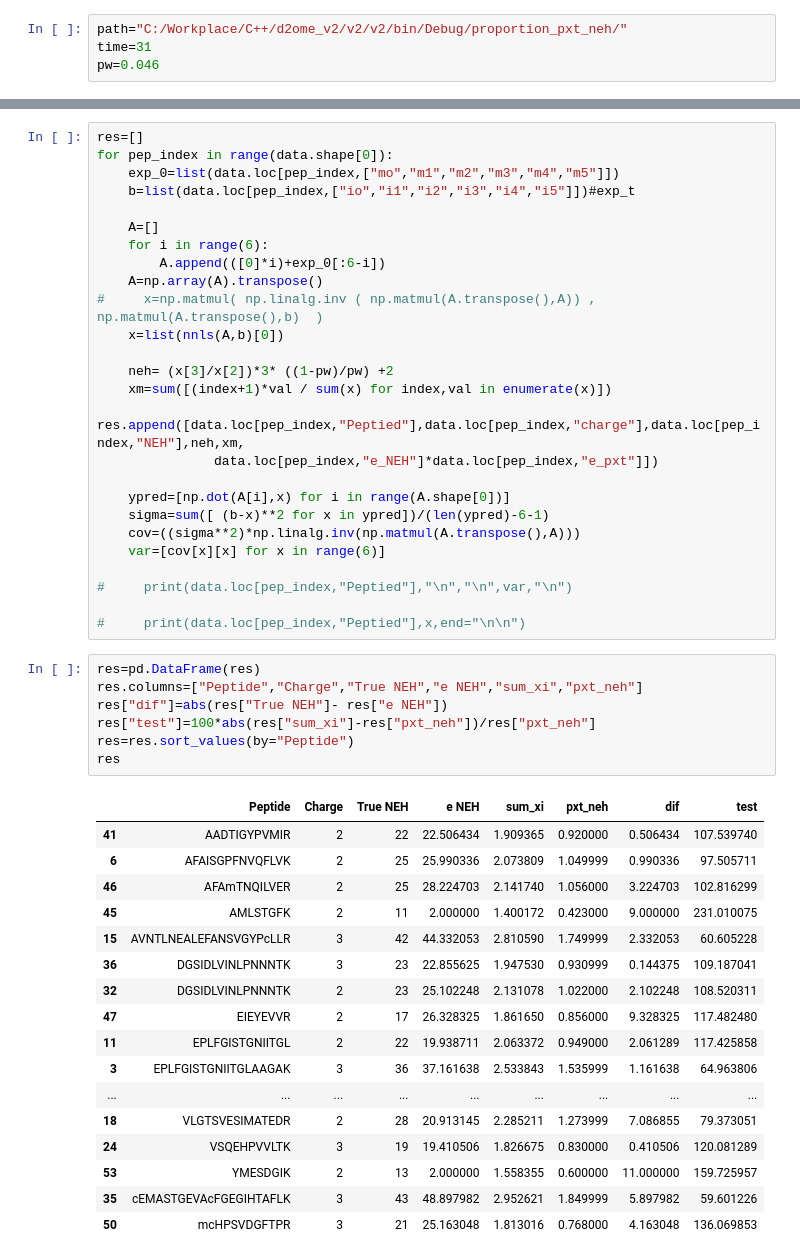
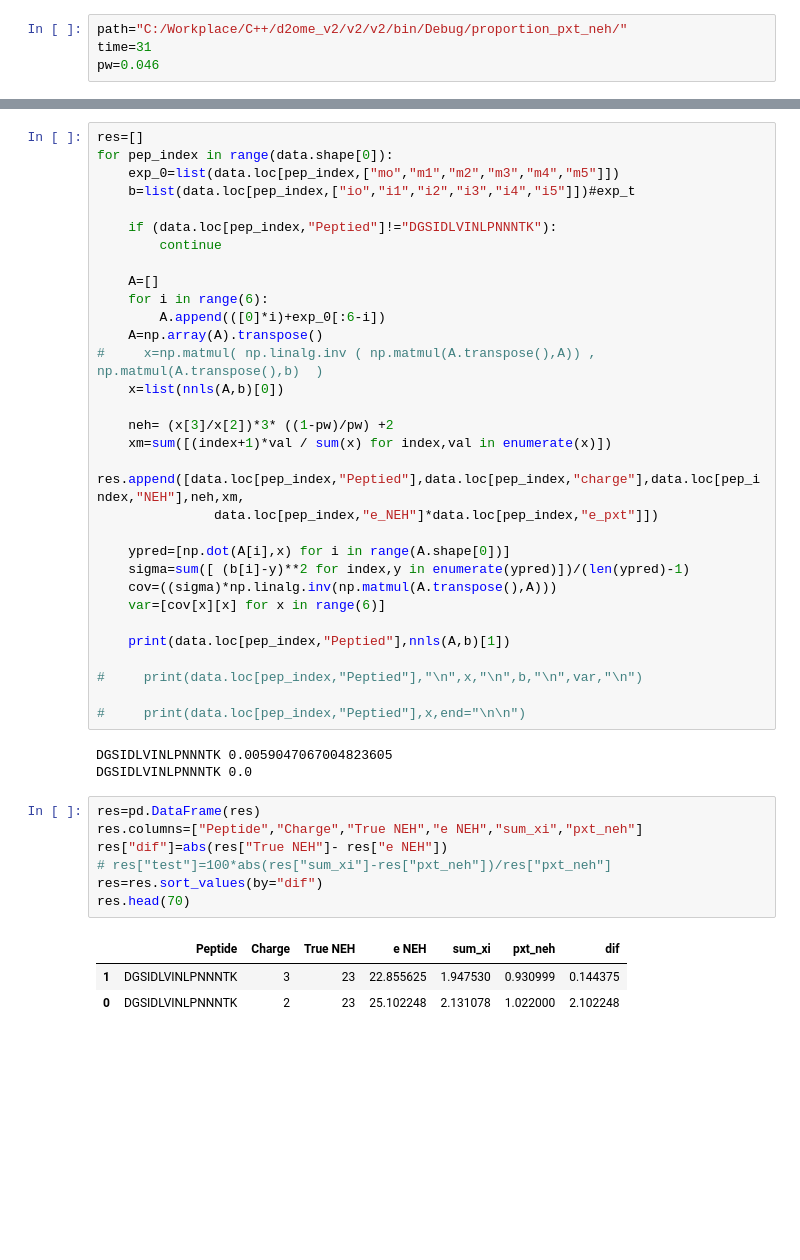
Before and after one commit to henockmamo54/neh_pxt_exp, a Jupyter notebook: nnls_perpeptied/x3_x2.ipynb, the cells around one changed output, grey strips where cells are left out. Cells and saved outputs as stored; diff of their text form; blank space fills up the shorter version.

```diff
--- a/nnls_perpeptied/x3_x2.ipynb
+++ b/nnls_perpeptied/x3_x2.ipynb
@@ -23,6 +23,9 @@ res=[]
 for pep_index in range(data.shape[0]):
     exp_0=list(data.loc[pep_index,["mo","m1","m2","m3","m4","m5"]])
     b=list(data.loc[pep_index,["io","i1","i2","i3","i4","i5"]])#exp_t
+
+    if (data.loc[pep_index,"Peptied"]!="DGSIDLVINLPNNNTK"):
+        continue
 
     A=[]
     for i in range(6):
@@ -37,38 +40,29 @@ for pep_index in range(data.shape[0]):
                data.loc[pep_index,"e_NEH"]*data.loc[pep_index,"e_pxt"]])
 
     ypred=[np.dot(A[i],x) for i in range(A.shape[0])]
-    sigma=sum([ (b-x)**2 for x in ypred])/(len(ypred)-6-1)
-    cov=((sigma**2)*np.linalg.inv(np.matmul(A.transpose(),A)))
+    sigma=sum([ (b[i]-y)**2 for index,y in enumerate(ypred)])/(len(ypred)-1)
+    cov=((sigma)*np.linalg.inv(np.matmul(A.transpose(),A)))
     var=[cov[x][x] for x in range(6)]
 
-#     print(data.loc[pep_index,"Peptied"],"\n","\n",var,"\n")
+    print(data.loc[pep_index,"Peptied"],nnls(A,b)[1])
+
+#     print(data.loc[pep_index,"Peptied"],"\n",x,"\n",b,"\n",var,"\n")
 
 #     print(data.loc[pep_index,"Peptied"],x,end="\n\n")
+# %% [output]
+DGSIDLVINLPNNNTK 0.0059047067004823605
+DGSIDLVINLPNNNTK 0.0
 # %%
 res=pd.DataFrame(res)
 res.columns=["Peptide","Charge","True NEH","e NEH","sum_xi","pxt_neh"]
 res["dif"]=abs(res["True NEH"]- res["e NEH"])
-res["test"]=100*abs(res["sum_xi"]-res["pxt_neh"])/res["pxt_neh"]
-res=res.sort_values(by="Peptide")
-res
+# res["test"]=100*abs(res["sum_xi"]-res["pxt_neh"])/res["pxt_neh"]
+res=res.sort_values(by="dif")
+res.head(70)
 # %% [output]
-|  | Peptide | Charge | True NEH | e NEH | sum_xi | pxt_neh | dif | test |
-| 41 | AADTIGYPVMIR | 2 | 22 | 22.506434 | 1.909365 | 0.920000 | 0.506434 | 107.539740 |
-| 6 | AFAISGPFNVQFLVK | 2 | 25 | 25.990336 | 2.073809 | 1.049999 | 0.990336 | 97.505711 |
-| 46 | AFAmTNQILVER | 2 | 25 | 28.224703 | 2.141740 | 1.056000 | 3.224703 | 102.816299 |
-| 45 | AMLSTGFK | 2 | 11 | 2.000000 | 1.400172 | 0.423000 | 9.000000 | 231.010075 |
-| 15 | AVNTLNEALEFANSVGYPcLLR | 3 | 42 | 44.332053 | 2.810590 | 1.749999 | 2.332053 | 60.605228 |
-| 36 | DGSIDLVINLPNNNTK | 3 | 23 | 22.855625 | 1.947530 | 0.930999 | 0.144375 | 109.187041 |
-| 32 | DGSIDLVINLPNNNTK | 2 | 23 | 25.102248 | 2.131078 | 1.022000 | 2.102248 | 108.520311 |
-| 47 | EIEYEVVR | 2 | 17 | 26.328325 | 1.861650 | 0.856000 | 9.328325 | 117.482480 |
-| 11 | EPLFGISTGNIITGL | 2 | 22 | 19.938711 | 2.063372 | 0.949000 | 2.061289 | 117.425858 |
-| 3 | EPLFGISTGNIITGLAAGAK | 3 | 36 | 37.161638 | 2.533843 | 1.535999 | 1.161638 | 64.963806 |
-| ... | ... | ... | ... | ... | ... | ... | ... | ... |
-| 18 | VLGTSVESIMATEDR | 2 | 28 | 20.913145 | 2.285211 | 1.273999 | 7.086855 | 79.373051 |
-| 24 | VSQEHPVVLTK | 3 | 19 | 19.410506 | 1.826675 | 0.830000 | 0.410506 | 120.081289 |
-| 53 | YMESDGIK | 2 | 13 | 2.000000 | 1.558355 | 0.600000 | 11.000000 | 159.725957 |
-| 35 | cEMASTGEVAcFGEGIHTAFLK | 3 | 43 | 48.897982 | 2.952621 | 1.849999 | 5.897982 | 59.601226 |
-| 50 | mcHPSVDGFTPR | 3 | 21 | 25.163048 | 1.813016 | 0.768000 | 4.163048 | 136.069853 |
+|  | Peptide | Charge | True NEH | e NEH | sum_xi | pxt_neh | dif |
+| 1 | DGSIDLVINLPNNNTK | 3 | 23 | 22.855625 | 1.947530 | 0.930999 | 0.144375 |
+| 0 | DGSIDLVINLPNNNTK | 2 | 23 | 25.102248 | 2.131078 | 1.022000 | 2.102248 |
 # %%
 ypred=[np.dot(A[i],x) for i in range(A.shape[0])]
 sigma=sum([ (b-x)**2 for x in ypred])/(len(ypred)-6-1)
```
Also changed, not shown: parts of 3 cells of this notebook, 5 other files.
